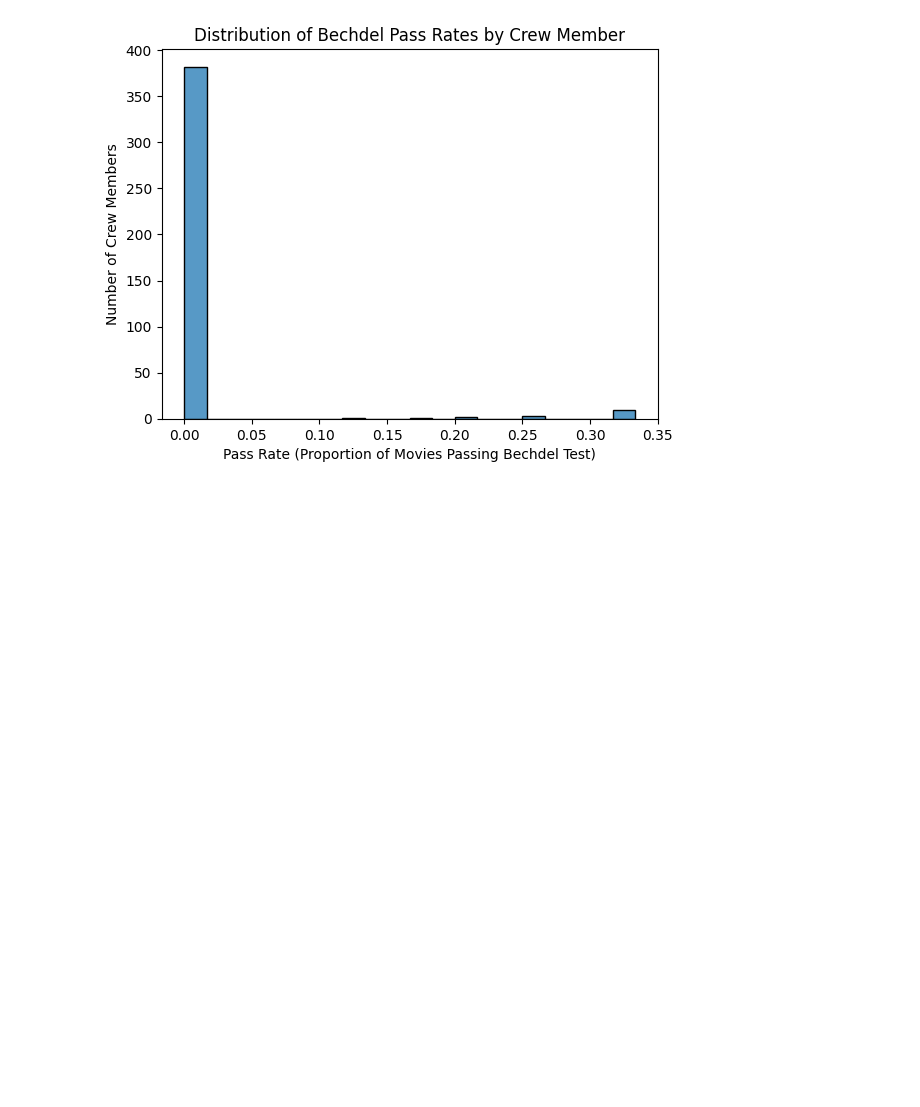
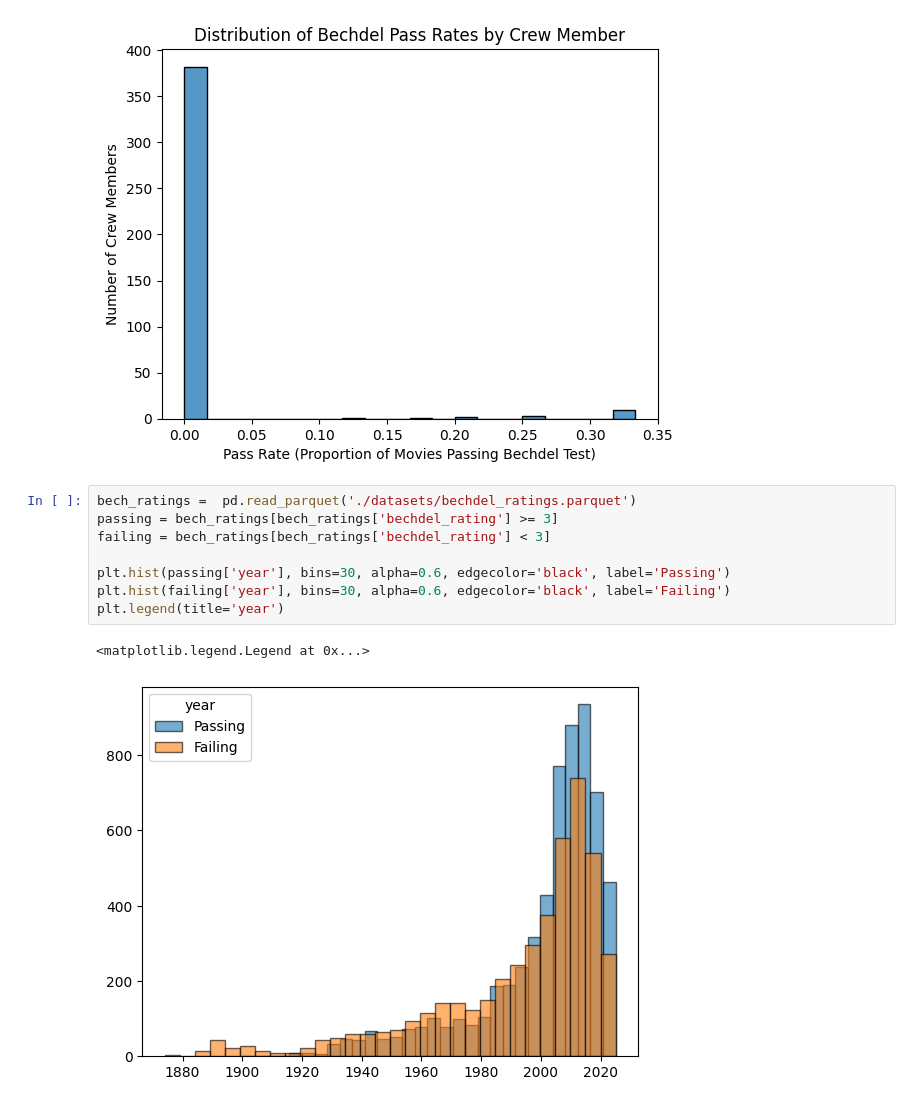
Before and after one commit to hahnspena102/movie-bechdel-test-classifier, a Jupyter notebook: eda/eda.ipynb, the cells around one changed output. Saved outputs shown, nothing was run; the diff lists cells and outputs as text; blank space fills up the shorter version.

Commit message:
year

```diff
--- a/eda/eda.ipynb
+++ b/eda/eda.ipynb
@@ -405,3 +405,14 @@ plt.show()
 4438  Neal H. Moritz    Producer        0.0           7
 4405      Nadia Tass    Director        0.0           3
 [figure]
+# %%
+bech_ratings =  pd.read_parquet('./datasets/bechdel_ratings.parquet')
+passing = bech_ratings[bech_ratings['bechdel_rating'] >= 3]
+failing = bech_ratings[bech_ratings['bechdel_rating'] < 3]
+
+plt.hist(passing['year'], bins=30, alpha=0.6, edgecolor='black', label='Passing')
+plt.hist(failing['year'], bins=30, alpha=0.6, edgecolor='black', label='Failing')
+plt.legend(title='year')
+# %% [output]
+<matplotlib.legend.Legend at 0x...>
+[figure, added]
```
